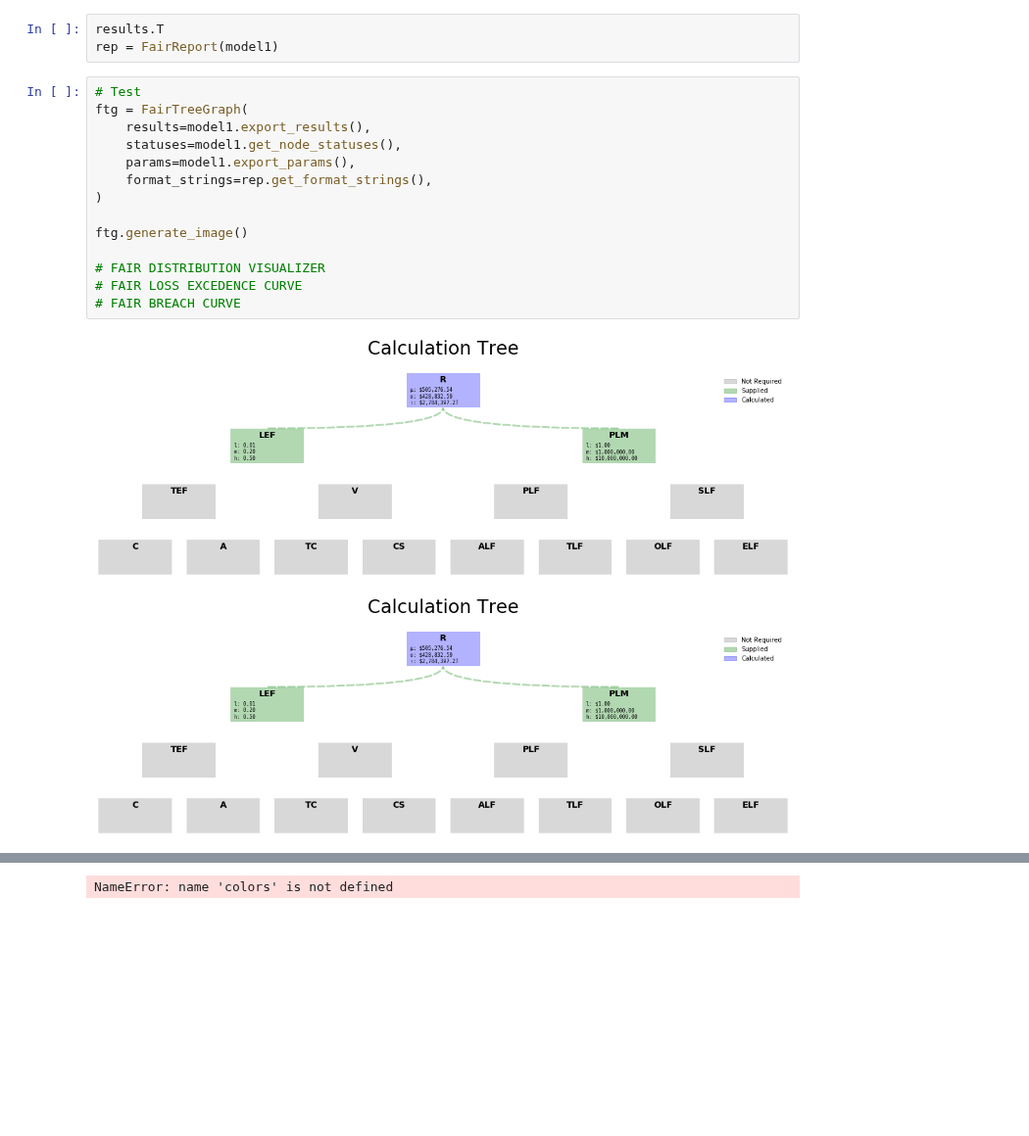
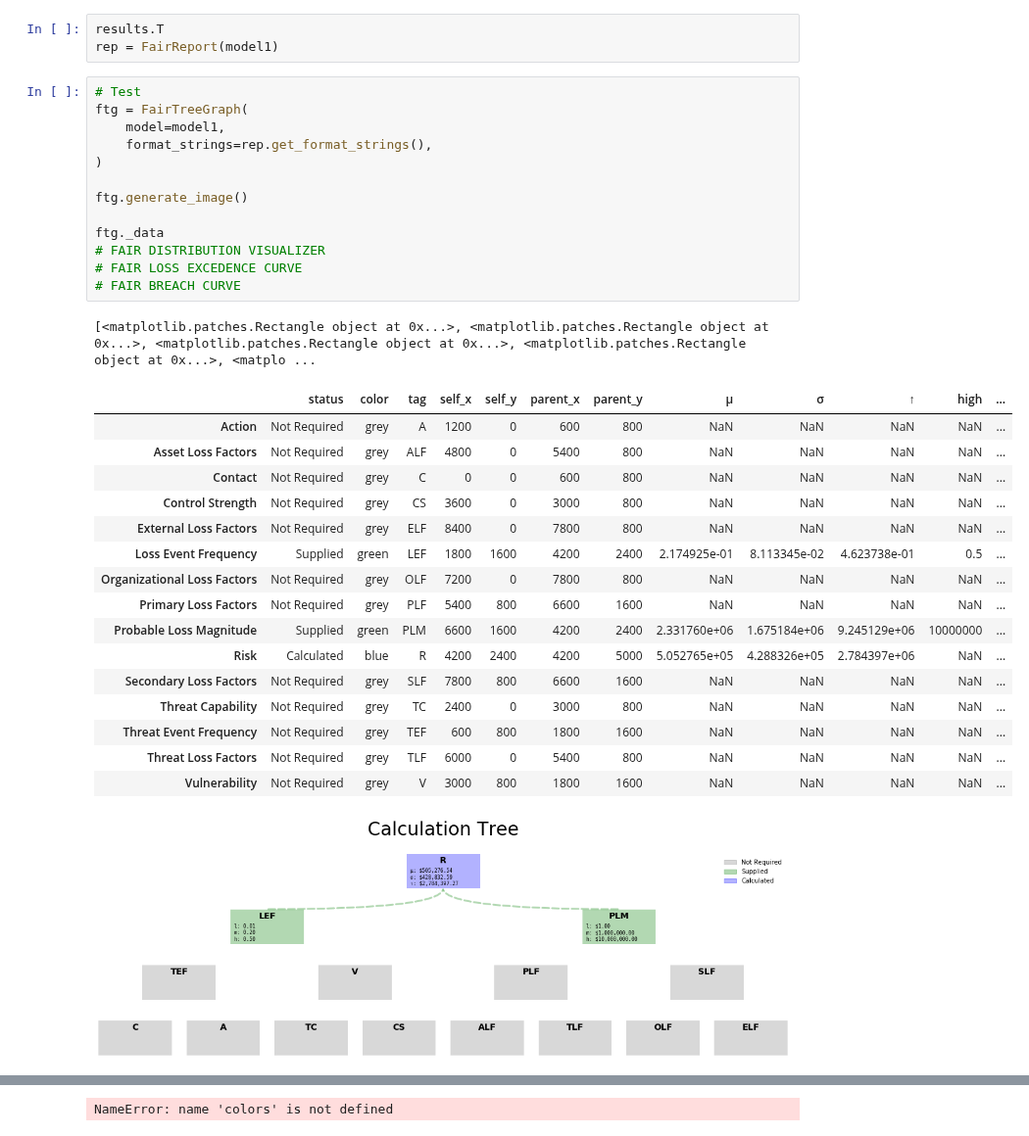
Before and after one commit to Hive-Systems/pyfair, a Jupyter notebook: scratch_notebook.ipynb, the cells around one changed output, grey strips where cells are left out. Shown at 98% size. Drawn from its saved outputs; the diff is of its cells as text; blank space fills up the shorter version.

```diff
--- a/scratch_notebook.ipynb
+++ b/scratch_notebook.ipynb
@@ -27,17 +27,32 @@ rep = FairReport(model1)
 # %%
 # Test
 ftg = FairTreeGraph(
-    results=model1.export_results(),
-    statuses=model1.get_node_statuses(),
-    params=model1.export_params(),
+    model=model1,
     format_strings=rep.get_format_strings(),
 )
 
 ftg.generate_image()
 
+ftg._data
 # FAIR DISTRIBUTION VISUALIZER
 # FAIR LOSS EXCEDENCE CURVE
 # FAIR BREACH CURVE
 # %% [output]
+[<matplotlib.patches.Rectangle object at 0x...>, <matplotlib.patches.Rectangle object at 0x...>, <matplotlib.patches.Rectangle object at 0x...>, <matplotlib.patches.Rectangle object at 0x...>, <matplo ...
+|  | status | color | tag | self_x | self_y | parent_x | parent_y | μ | σ | ↑ | high | ... |
+| Action | Not Required | grey | A | 1200 | 0 | 600 | 800 | NaN | NaN | NaN | NaN | ... |
+| Asset Loss Factors | Not Required | grey | ALF | 4800 | 0 | 5400 | 800 | NaN | NaN | NaN | NaN | ... |
+| Contact | Not Required | grey | C | 0 | 0 | 600 | 800 | NaN | NaN | NaN | NaN | ... |
+| Control Strength | Not Required | grey | CS | 3600 | 0 | 3000 | 800 | NaN | NaN | NaN | NaN | ... |
+| External Loss Factors | Not Required | grey | ELF | 8400 | 0 | 7800 | 800 | NaN | NaN | NaN | NaN | ... |
+| Loss Event Frequency | Supplied | green | LEF | 1800 | 1600 | 4200 | 2400 | 2.174925e-01 | 8.113345e-02 | 4.623738e-01 | 0.5 | ... |
+| Organizational Loss Factors | Not Required | grey | OLF | 7200 | 0 | 7800 | 800 | NaN | NaN | NaN | NaN | ... |
+| Primary Loss Factors | Not Required | grey | PLF | 5400 | 800 | 6600 | 1600 | NaN | NaN | NaN | NaN | ... |
+| Probable Loss Magnitude | Supplied | green | PLM | 6600 | 1600 | 4200 | 2400 | 2.331760e+06 | 1.675184e+06 | 9.245129e+06 | 10000000 | ... |
+| Risk | Calculated | blue | R | 4200 | 2400 | 4200 | 5000 | 5.052765e+05 | 4.288326e+05 | 2.784397e+06 | NaN | ... |
+| Secondary Loss Factors | Not Required | grey | SLF | 7800 | 800 | 6600 | 1600 | NaN | NaN | NaN | NaN | ... |
+| Threat Capability | Not Required | grey | TC | 2400 | 0 | 3000 | 800 | NaN | NaN | NaN | NaN | ... |
+| Threat Event Frequency | Not Required | grey | TEF | 600 | 800 | 1800 | 1600 | NaN | NaN | NaN | NaN | ... |
+| Threat Loss Factors | Not Required | grey | TLF | 6000 | 0 | 5400 | 800 | NaN | NaN | NaN | NaN | ... |
+| Vulnerability | Not Required | grey | V | 3000 | 800 | 1800 | 1600 | NaN | NaN | NaN | NaN | ... |
 [figure]
-[figure, removed]
```
Also changed, not shown: parts of 3 cells of this notebook, 1 other file.
